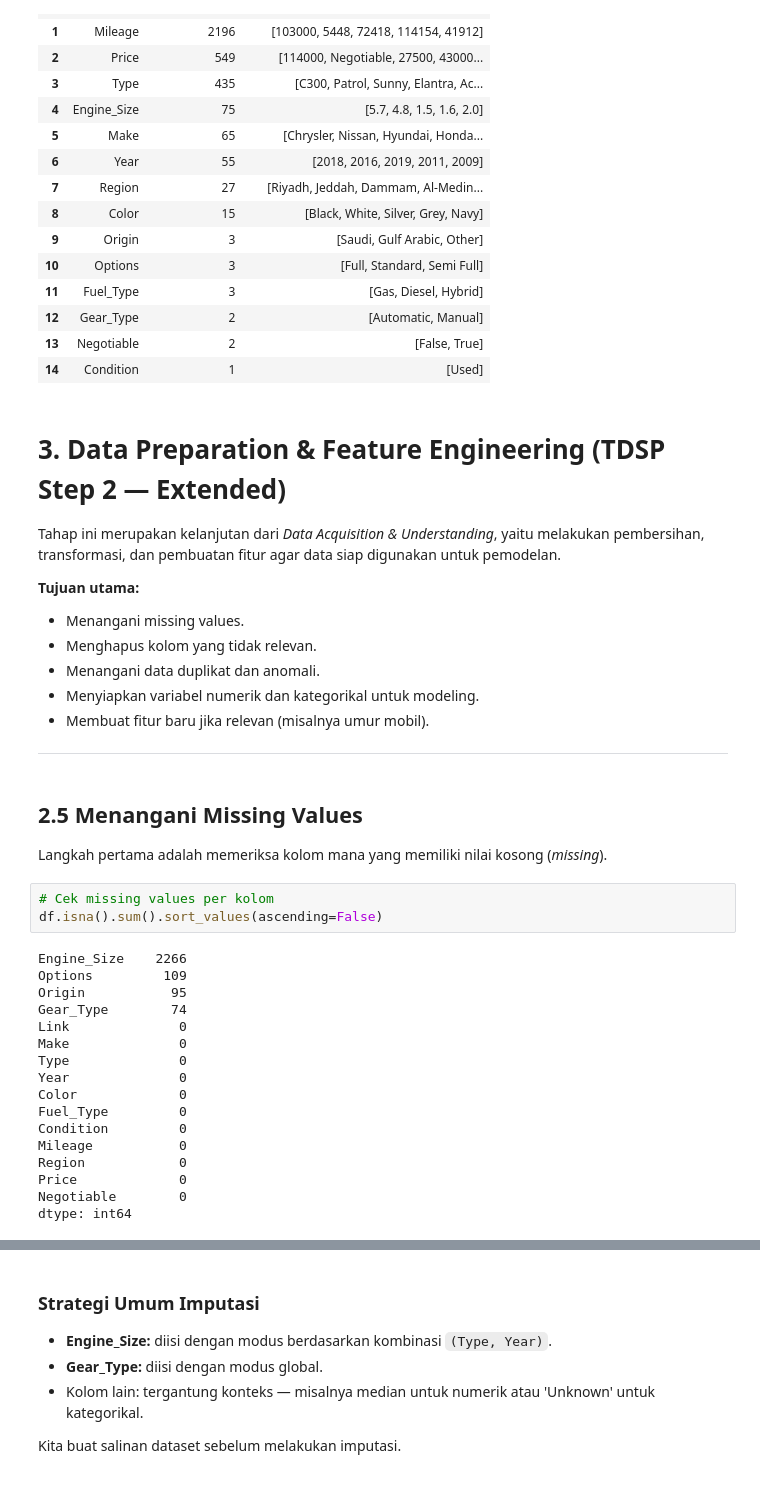
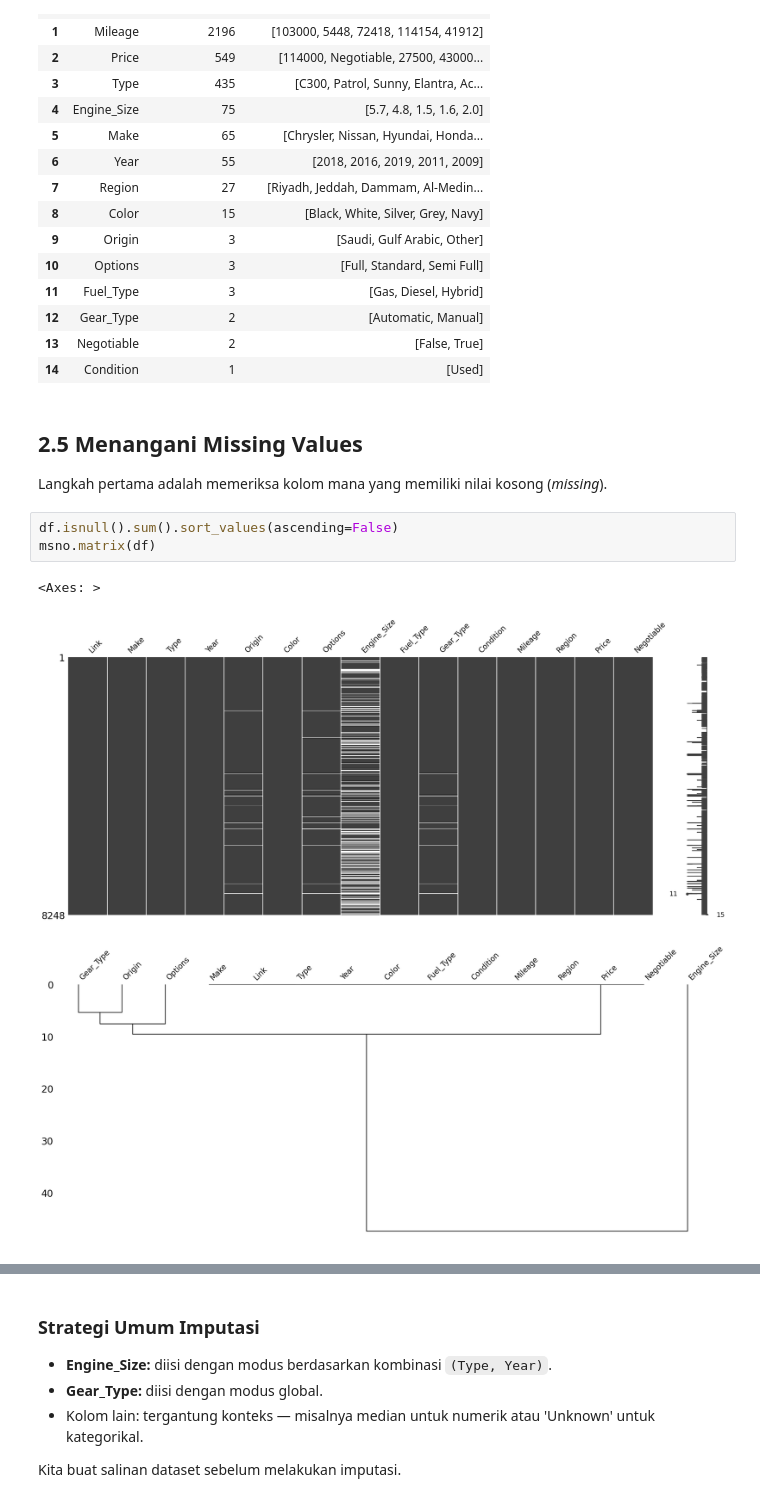
Before and after one commit to hansdarmawann/arabian-cars-1, a Jupyter notebook: Notebook/02_Data Acquisition And Understanding.ipynb, the cells around one changed output, grey strips where cells are left out. Cells and saved outputs as stored; diff of their text form.

```diff
--- a/Notebook/02_Data Acquisition And Understanding.ipynb
+++ b/Notebook/02_Data Acquisition And Understanding.ipynb
@@ -145,40 +143,14 @@ unique_summary(df)
 | 12 | Gear_Type | 2 | [Automatic, Manual] |
 | 13 | Negotiable | 2 | [False, True] |
 | 14 | Condition | 1 | [Used] |
-# %% [markdown]
-# 3. Data Preparation & Feature Engineering (TDSP Step 2 — Extended)
-
-Tahap ini merupakan kelanjutan dari *Data Acquisition & Understanding*, yaitu melakukan pembersihan, transformasi, dan pembuatan fitur agar data siap digunakan untuk pemodelan.
-
-**Tujuan utama:**
-- Menangani missing values.
-- Menghapus kolom yang tidak relevan.
-- Menangani data duplikat dan anomali.
-- Menyiapkan variabel numerik dan kategorikal untuk modeling.
-- Membuat fitur baru jika relevan (misalnya umur mobil).
-
----
 # %% [markdown]
 ## 2.5 Menangani Missing Values
 
 Langkah pertama adalah memeriksa kolom mana yang memiliki nilai kosong (*missing*).
-# %%
-# Cek missing values per kolom
-df.isna().sum().sort_values(ascending=False)
-# %% [output]
-Engine_Size    2266
-Options         109
-Origin           95
-Gear_Type        74
-Link              0
-Make              0
-Type              0
-Year              0
-Color             0
-Fuel_Type         0
-Condition         0
-Mileage           0
-Region            0
-Price             0
-Negotiable        0
-dtype: int64
+# %%
+df.isnull().sum().sort_values(ascending=False)
+msno.matrix(df)
+# %% [output]
+<Axes: >
+[figure, added]
+[figure, added]
```
Also changed, not shown: parts of 5 cells of this notebook, 1 other file.
